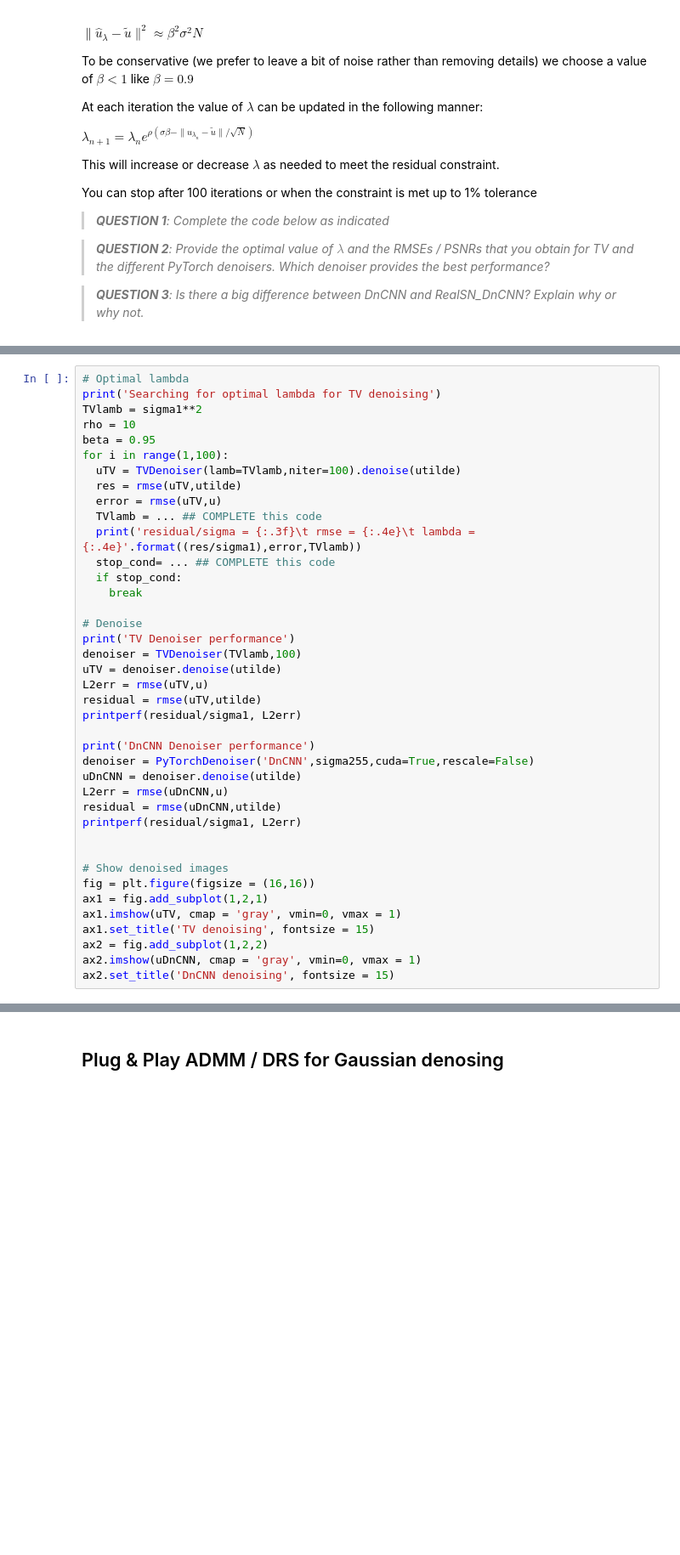
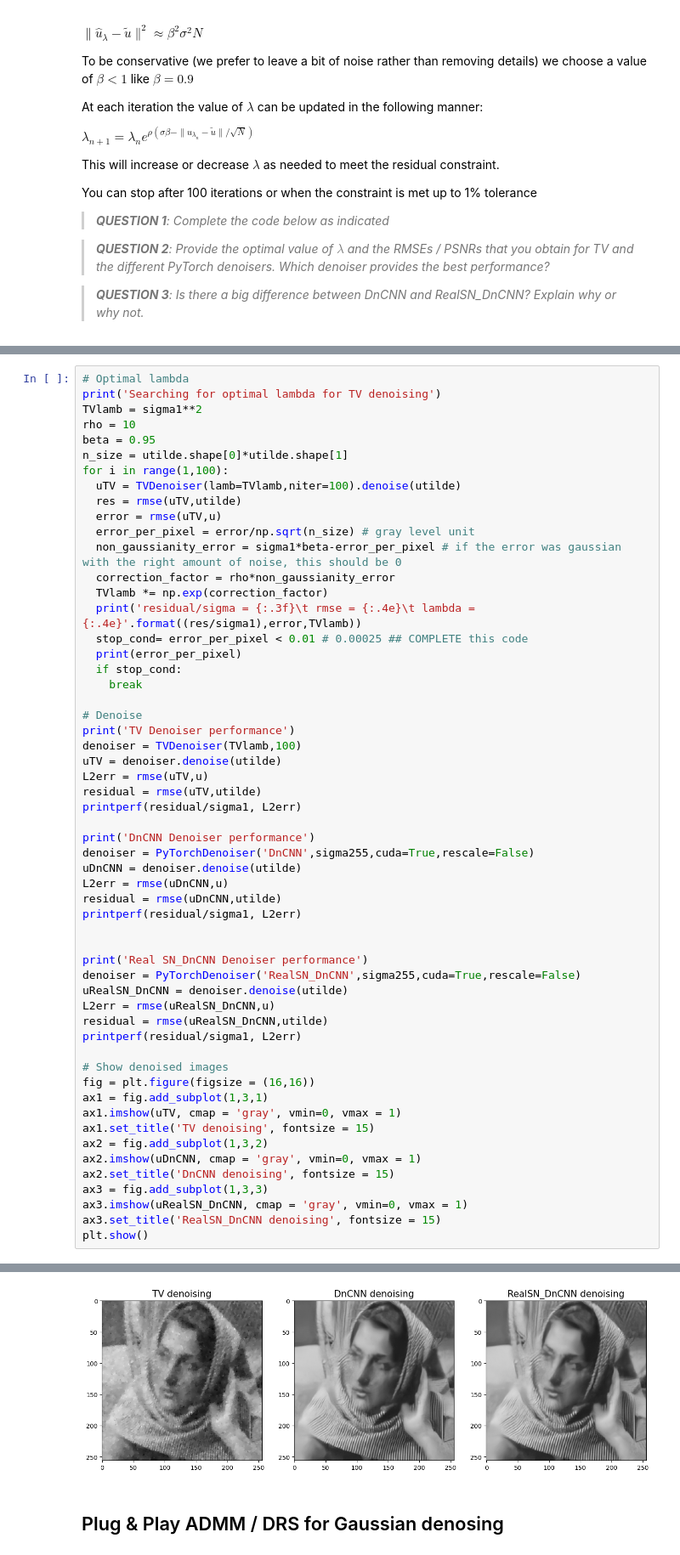
Before and after one commit to balthazarneveu/MVA24-delire, a Jupyter notebook: TP_2/PnP_TP.ipynb, the cells around one changed output, grey strips where cells are left out. Shown at 85% size. Cells and saved outputs as stored; diff of their text form; blank space fills up the shorter version.

```diff
--- a/TP_2/PnP_TP.ipynb
+++ b/TP_2/PnP_TP.ipynb
@@ -283,13 +326,18 @@ print('Searching for optimal lambda for TV denoising')
 TVlamb = sigma1**2
 rho = 10
 beta = 0.95
+n_size = utilde.shape[0]*utilde.shape[1]
 for i in range(1,100):
   uTV = TVDenoiser(lamb=TVlamb,niter=100).denoise(utilde)
   res = rmse(uTV,utilde)
   error = rmse(uTV,u)
-  TVlamb = ... ## COMPLETE this code
+  error_per_pixel = error/np.sqrt(n_size) # gray level unit
+  non_gaussianity_error = sigma1*beta-error_per_pixel # if the error was gaussian with the right amount of noise, this should be 0
+  correction_factor = rho*non_gaussianity_error
+  TVlamb *= np.exp(correction_factor)
   print('residual/sigma = {:.3f}\t rmse = {:.4e}\t lambda = {:.4e}'.format((res/sigma1),error,TVlamb))
-  stop_cond= ... ## COMPLETE this code
+  stop_cond= error_per_pixel < 0.01 # 0.00025 ## COMPLETE this code
+  print(error_per_pixel)
   if stop_cond:
     break
 
@@ -309,11 +357,23 @@ residual = rmse(uDnCNN,utilde)
 printperf(residual/sigma1, L2err)
 
 
+print('Real SN_DnCNN Denoiser performance')
+denoiser = PyTorchDenoiser('RealSN_DnCNN',sigma255,cuda=True,rescale=False)
+uRealSN_DnCNN = denoiser.denoise(utilde)
+L2err = rmse(uRealSN_DnCNN,u)
+residual = rmse(uRealSN_DnCNN,utilde)
+printperf(residual/sigma1, L2err)
+
 # Show denoised images
 fig = plt.figure(figsize = (16,16))
-ax1 = fig.add_subplot(1,2,1)
+ax1 = fig.add_subplot(1,3,1)
 ax1.imshow(uTV, cmap = 'gray', vmin=0, vmax = 1)
 ax1.set_title('TV denoising', fontsize = 15)
-ax2 = fig.add_subplot(1,2,2)
+ax2 = fig.add_subplot(1,3,2)
 ax2.imshow(uDnCNN, cmap = 'gray', vmin=0, vmax = 1)
 ax2.set_title('DnCNN denoising', fontsize = 15)
+ax3 = fig.add_subplot(1,3,3)
+ax3.imshow(uRealSN_DnCNN, cmap = 'gray', vmin=0, vmax = 1)
+ax3.set_title('RealSN_DnCNN denoising', fontsize = 15)
+plt.show()
+# %% [output]
@@ -320,3 +389,4 @@ ax2.set_title('DnCNN denoising', fontsize = 15)
+[figure, added]
 # %% [markdown]
 ## Plug & Play ADMM / DRS for Gaussian denosing
 # %% [markdown]
```
Also changed, not shown: parts of 15 cells of this notebook, 1 other file.
